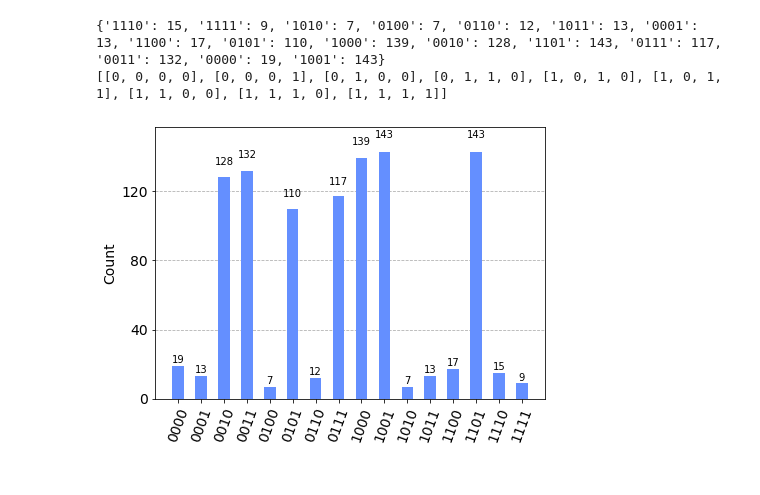
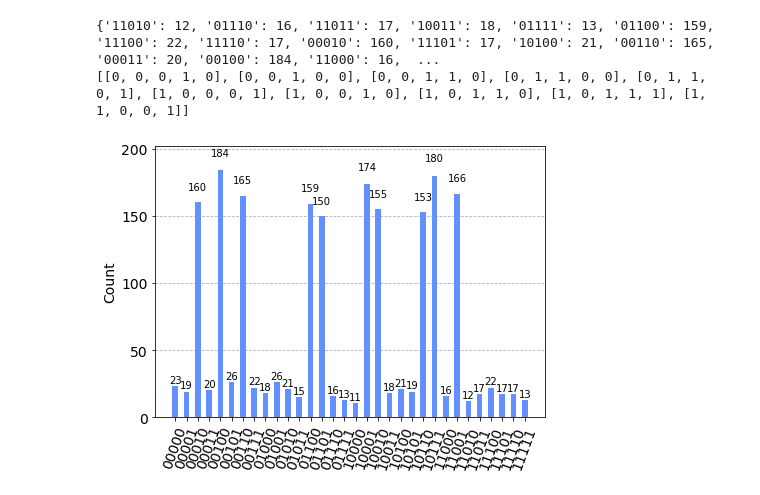
Before and after one commit to curry2736/cs378-quantum-final-proj, a Jupyter notebook: Final_Project_SAT_refactored.ipynb, the cells around one changed output. Cells and saved outputs as stored; diff of their text form; code cells hidden in the pictures.

```diff
--- a/Final_Project_SAT_refactored.ipynb
+++ b/Final_Project_SAT_refactored.ipynb
@@ -15,8 +18,8 @@ from qiskit.visualization import plot_histogram, plot_state_qsphere, plot_bloch_
 # %%
-n = 4
-num_clauses = 5
+n = 5
+num_clauses = 11
 aux_num = num_clauses + 1
-variables = QuantumRegister(n, name='clauses')
+variables = QuantumRegister(n + 1, name='clauses')
 auxes = QuantumRegister(aux_num, name='auxes')
 U = QuantumCircuit(variables, auxes)
 expression = []
@@ -50,5 +53,7 @@ for i in range(num_clauses):
     #or the result of the first two and the third
     U.barrier()
 #U.x(auxes[-1])
-U.mcx(auxes[:-1], auxes[-1])
+U.x(n)
+U.mcx([n] + auxes[:-1], auxes[-1])
+U.x(n)
 # %% [output]
@@ -62,6 +67,7 @@ U.draw('mpl', filename='graph.png')
 # %%
 solutions = 0
 soln_list = []
+non_soln_list =[]
 for i in range(2 ** n):
     vals = []
     for j in range(n):
@@ -77,6 +83,8 @@ for i in range(2 ** n):
         solutions += 1
         print(vals[::-1])
         soln_list.append(vals[::-1])
+    else:
+        non_soln_list.append(vals[::-1])
 print(f'num_solutions is {solutions}')
 print(not_list)
 print(expression)
@@ -96,17 +105,20 @@ num_solutions is 9
 # %%
 #running grovers
-x = QuantumRegister(n, name='x')
+x = QuantumRegister(n + 1, name='x')
 auxes = QuantumRegister(aux_num - 1, name='aux')
 y = QuantumRegister(1, name='y')
 classical = ClassicalRegister(n)
-qc = QuantumCircuit(n + aux_num, n)
-last = n + aux_num - 1
+qc = QuantumCircuit(n + 1 + aux_num, n)
+last = n + 1 +  aux_num - 1
 qc.x(last)
 qc.h(last)
 qc.barrier()
-qc.h(range(n))
-R = math.floor(np.pi * np.sqrt((2 ** n) / solutions) / 4)
-print(f'{n}, {solutions}')
+qc.h(range(n + 1))
+adjustment = 0
+if solutions > (2**n)/2:
+    adjustment += 1
+R = math.floor(np.pi * np.sqrt((2 ** (n + adjustment)) / (solutions) / 4))
+#print(f'{n}, {solutions}')
 print(R)
 # test = QuantumCircuit(1,1)
 # test.x(0)
@@ -116,22 +128,26 @@ for i in range(R):
     qc.compose(U, inplace=True)
     #w
     qc.barrier()
-    for j in range(0, n):
+    qc.barrier()
+
+    for j in range(0, n + 1):
         qc.h(j)
         qc.x(j)
     qc.barrier()
     qc.h(0)
-    qc.mcx(list(range(1, n)), 0)
+    qc.mcx(list(range(1, n + 1)), 0)
     qc.h(0)
     qc.barrier()
-    for j in range(n):
+    for j in range(n + 1):
         qc.x(j)
         qc.h(j)
     qc.barrier()
+#qc.z(range(n + aux_num))
 qc.barrier()
 qc.h(last)
 qc.x(last)
+#qc.p(np.pi, last)
 qc.barrier()
 qc.measure(range(n), range(n))
-qc.draw('mpl')
+#qc.draw('mpl')
 # %% [output]
@@ -141,12 +156,12 @@ qc.draw('mpl')
 # %%
 #Simulate your circuit!
 backend = Aer.get_backend('qasm_simulator')
-counts= execute(qc,backend, shots=1024).result().get_counts(qc)
+counts= execute(qc,backend, shots=2048).result().get_counts(qc)
 print(counts)
 print(soln_list)
 plot_histogram(counts)
 # %% [output]
-{'1110': 15, '1111': 9, '1010': 7, '0100': 7, '0110': 12, '1011': 13, '0001': 13, '1100': 17, '0101': 110, '1000': 139, '0010': 128, '1101': 143, '0111': 117, '0011': 132, '0000': 19, '1001': 143}
-[[0, 0, 0, 0], [0, 0, 0, 1], [0, 1, 0, 0], [0, 1, 1, 0], [1, 0, 1, 0], [1, 0, 1, 1], [1, 1, 0, 0], [1, 1, 1, 0], [1, 1, 1, 1]]
+{'11010': 12, '01110': 16, '11011': 17, '10011': 18, '01111': 13, '01100': 159, '11100': 22, '11110': 17, '00010': 160, '11101': 17, '10100': 21, '00110': 165, '00011': 20, '00100': 184, '11000': 16,  ...
+[[0, 0, 0, 1, 0], [0, 0, 1, 0, 0], [0, 0, 1, 1, 0], [0, 1, 1, 0, 0], [0, 1, 1, 0, 1], [1, 0, 0, 0, 1], [1, 0, 0, 1, 0], [1, 0, 1, 1, 0], [1, 0, 1, 1, 1], [1, 1, 0, 0, 1]]
-[figure, old version]
+[figure, new version]
 # %%
```
Also changed, not shown: parts of 8 cells of this notebook.
